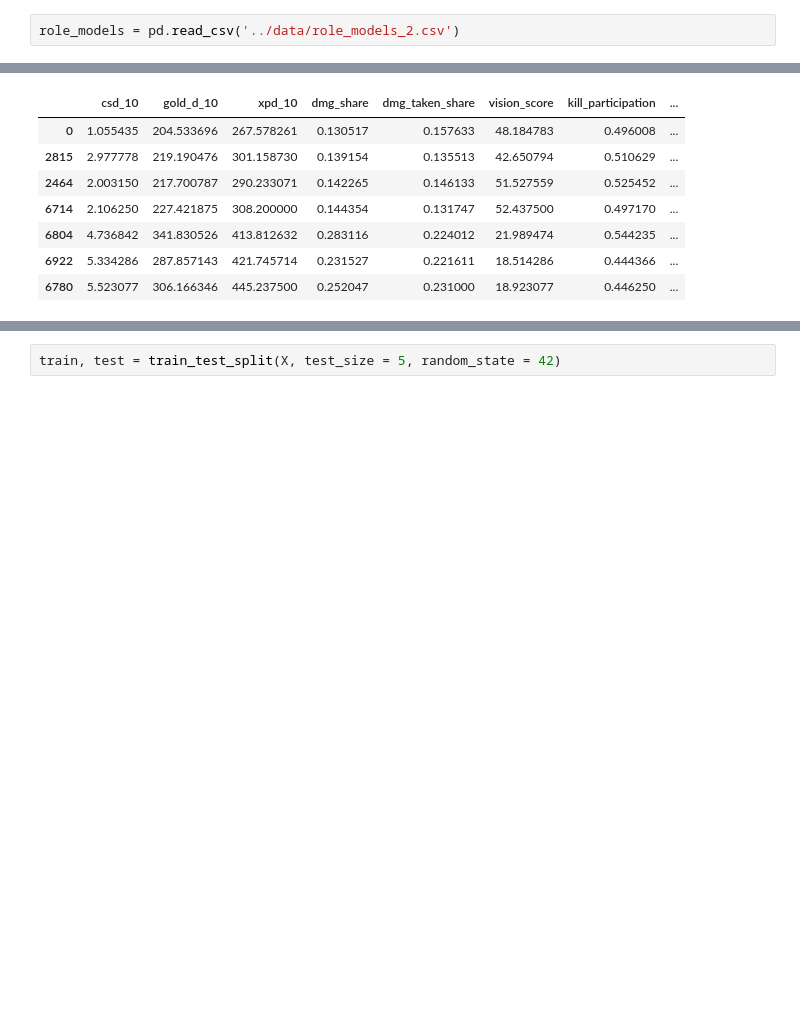
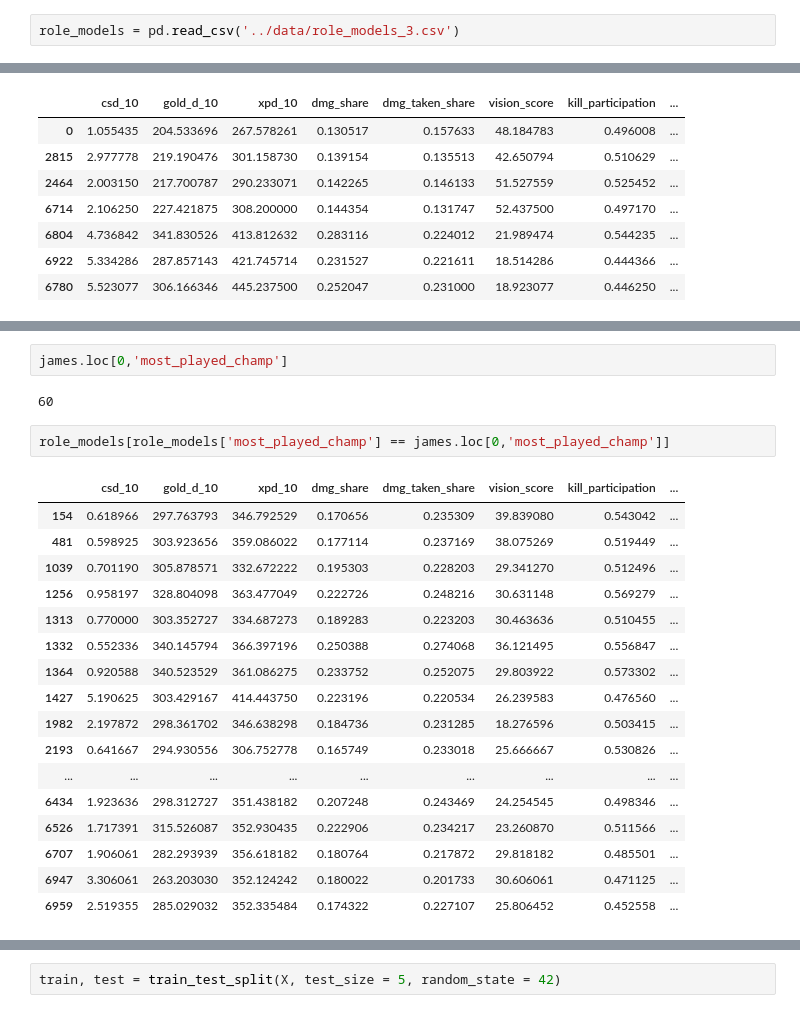
Before and after one commit to gwenrathgeber/lol_role_models_recommender, a Jupyter notebook: code/Recommendation system.ipynb, the cells around one changed output, grey strips where cells are left out. Saved outputs shown, nothing was run; the diff lists cells and outputs as text; blank space fills up the shorter version.

```diff
--- a/code/Recommendation system.ipynb
+++ b/code/Recommendation system.ipynb
@@ -8,4 +8,4 @@ from sklearn.preprocessing import StandardScaler
 
 pd.set_option('display.max_columns', 50)
 # %%
-role_models = pd.read_csv('../data/role_models_2.csv')
+role_models = pd.read_csv('../data/role_models_3.csv')
@@ -109,0 +249,24 @@ pd.concat([james,role_models.iloc[[2815,2464,6714,6804,6922,6780],:]])
+# %%
+james.loc[0,'most_played_champ']
+# %% [output]
+60
+# %%
+role_models[role_models['most_played_champ'] == james.loc[0,'most_played_champ']]
+# %% [output]
+|  | csd_10 | gold_d_10 | xpd_10 | dmg_share | dmg_taken_share | vision_score | kill_participation | ... |
+| 154 | 0.618966 | 297.763793 | 346.792529 | 0.170656 | 0.235309 | 39.839080 | 0.543042 | ... |
+| 481 | 0.598925 | 303.923656 | 359.086022 | 0.177114 | 0.237169 | 38.075269 | 0.519449 | ... |
+| 1039 | 0.701190 | 305.878571 | 332.672222 | 0.195303 | 0.228203 | 29.341270 | 0.512496 | ... |
+| 1256 | 0.958197 | 328.804098 | 363.477049 | 0.222726 | 0.248216 | 30.631148 | 0.569279 | ... |
+| 1313 | 0.770000 | 303.352727 | 334.687273 | 0.189283 | 0.223203 | 30.463636 | 0.510455 | ... |
+| 1332 | 0.552336 | 340.145794 | 366.397196 | 0.250388 | 0.274068 | 36.121495 | 0.556847 | ... |
+| 1364 | 0.920588 | 340.523529 | 361.086275 | 0.233752 | 0.252075 | 29.803922 | 0.573302 | ... |
+| 1427 | 5.190625 | 303.429167 | 414.443750 | 0.223196 | 0.220534 | 26.239583 | 0.476560 | ... |
+| 1982 | 2.197872 | 298.361702 | 346.638298 | 0.184736 | 0.231285 | 18.276596 | 0.503415 | ... |
+| 2193 | 0.641667 | 294.930556 | 306.752778 | 0.165749 | 0.233018 | 25.666667 | 0.530826 | ... |
+| ... | ... | ... | ... | ... | ... | ... | ... | ... |
+| 6434 | 1.923636 | 298.312727 | 351.438182 | 0.207248 | 0.243469 | 24.254545 | 0.498346 | ... |
+| 6526 | 1.717391 | 315.526087 | 352.930435 | 0.222906 | 0.234217 | 23.260870 | 0.511566 | ... |
+| 6707 | 1.906061 | 282.293939 | 356.618182 | 0.180764 | 0.217872 | 29.818182 | 0.485501 | ... |
+| 6947 | 3.306061 | 263.203030 | 352.124242 | 0.180022 | 0.201733 | 30.606061 | 0.471125 | ... |
+| 6959 | 2.519355 | 285.029032 | 352.335484 | 0.174322 | 0.227107 | 25.806452 | 0.452558 | ... |
```
Also changed, not shown: parts of 20 cells of this notebook, 4 other files.
